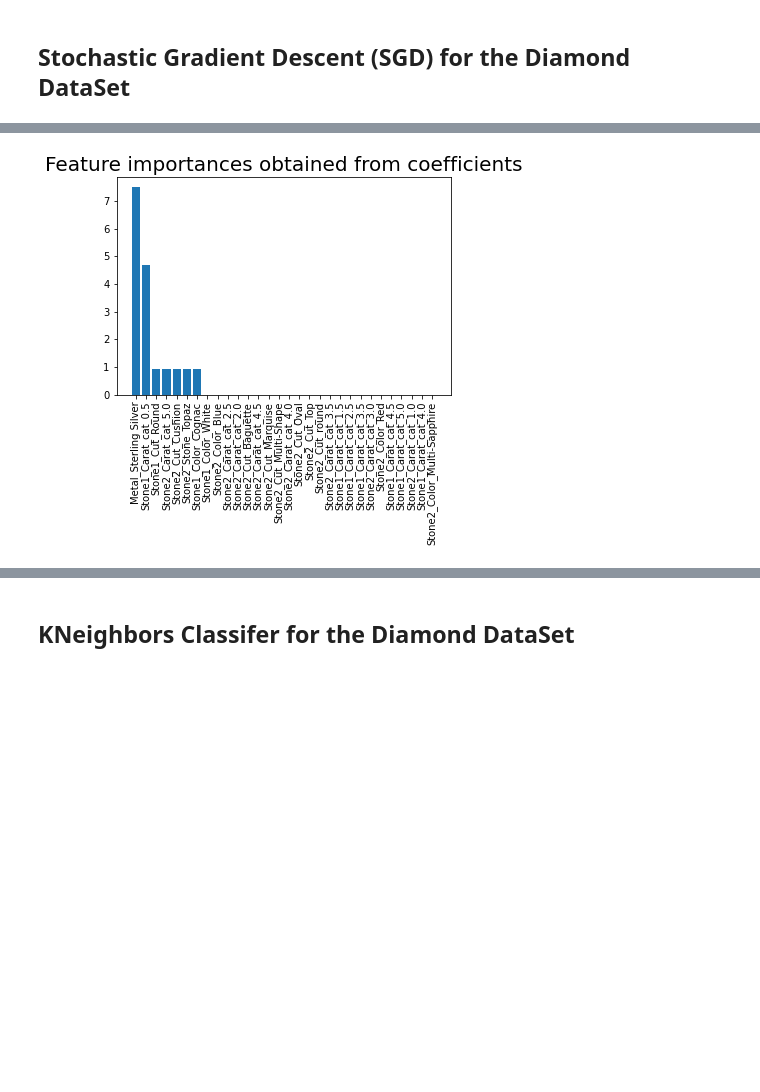
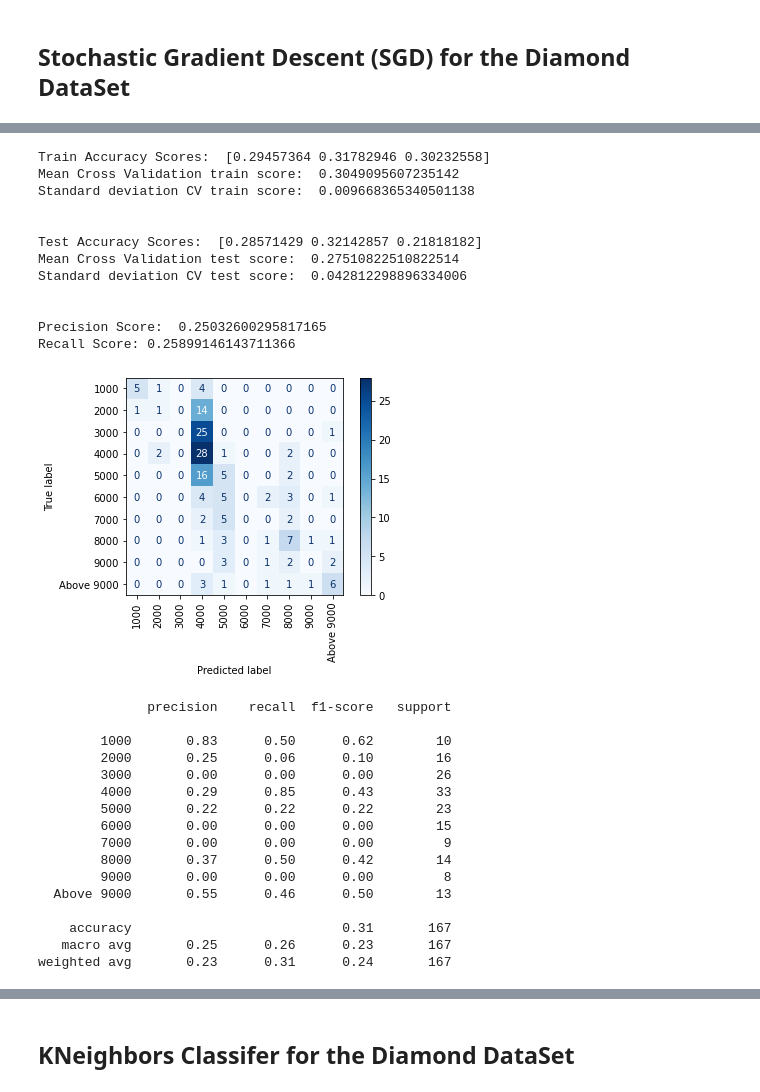
Before and after one commit to rgandhre/SpringBoard, a Jupyter notebook: DataScience_Capstone2/notebooks/Effy_EDA_Rings.ipynb, the cells around one changed output, grey strips where cells are left out. Drawn from its saved outputs; the diff is of its cells as text; code cells hidden in the pictures; blank space fills up the shorter version.

```diff
--- a/DataScience_Capstone2/notebooks/Effy_EDA_Rings.ipynb
+++ b/DataScience_Capstone2/notebooks/Effy_EDA_Rings.ipynb
@@ -1361,10 +1072,69 @@ weighted avg       0.25      0.27      0.19       167
-# %%
-importances_sgd = pd.DataFrame(data={'Attribute':X_train.columns, 'Importance':sgd_clf.coef_[0]})
-importances_sgd = importances_sgd.sort_values(by='Importance',ascending=False)
-
-plt.bar(x=importances_sgd['Attribute'][:30], height=importances_sgd['Importance'][:30])
-plt.title('Feature importances obtained from coefficients', size=20)
-plt.xticks(rotation='vertical')
-plt.show()
-# %% [output]
-[figure, removed]
+# %%
+from sklearn.linear_model import SGDClassifier
+
+sgd_clf = SGDClassifier()
+sgd_clf.fit(X_train, y_train)
+
+sgd_train_scores = cross_val_score(sgd_clf, X_train, y_train, cv=3,scoring='accuracy')
+
+print("Train Accuracy Scores: ", sgd_train_scores)
+print('Mean Cross Validation train score: ', np.mean(sgd_train_scores))
+print('Standard deviation CV train score: ', np.std(sgd_train_scores))
+
+sgd_test_scores = cross_val_score(sgd_clf, X_test, y_test, cv=3,scoring='accuracy')
+print('\n')
+print("Test Accuracy Scores: ", sgd_test_scores)
+print('Mean Cross Validation test score: ', np.mean(sgd_test_scores))
+print('Standard deviation CV test score: ', np.std(sgd_test_scores))
+
+y_pred_sgd = sgd_clf.predict(X_test)
+
+precision_sgd = precision_score(y_test, y_pred_sgd, average='macro')
+recall_sgd = recall_score(y_test,y_pred_sgd, average='macro')
+print('\n')
+print('Precision Score: ', precision_sgd)
+print('Recall Score:', recall_sgd)
+
+plot_confusion_matrix(sgd_clf, X_test, y_test,cmap=plt.cm.Blues)
+plt.xticks(rotation=90)
+plt.show()
+print('\n')
+print(classification_report(y_test, y_pred_sgd))
+
+importances_sgd = pd.DataFrame(data={'Attribute':X_train.columns, 'Importance':sgd_clf.coef_[0]})
+importances_sgd = importances_sgd.sort_values(by='Importance',ascending=False)
+
+plt.bar(x=importances_sgd['Attribute'][:30], height=importances_sgd['Importance'][:30])
+plt.title('Feature importances obtained from coefficients', size=20)
+plt.xticks(rotation='vertical')
+plt.show()
+# %% [output]
+Train Accuracy Scores:  [0.29457364 0.31782946 0.30232558]
+Mean Cross Validation train score:  0.3049095607235142
+Standard deviation CV train score:  0.009668365340501138
+
+
+Test Accuracy Scores:  [0.28571429 0.32142857 0.21818182]
+Mean Cross Validation test score:  0.27510822510822514
+Standard deviation CV test score:  0.042812298896334006
+
+
+Precision Score:  0.25032600295817165
+Recall Score: 0.25899146143711366
+[figure, added]
+              precision    recall  f1-score   support
+
+        1000       0.83      0.50      0.62        10
+        2000       0.25      0.06      0.10        16
+        3000       0.00      0.00      0.00        26
+        4000       0.29      0.85      0.43        33
+        5000       0.22      0.22      0.22        23
+        6000       0.00      0.00      0.00        15
+        7000       0.00      0.00      0.00         9
+        8000       0.37      0.50      0.42        14
+        9000       0.00      0.00      0.00         8
+  Above 9000       0.55      0.46      0.50        13
+
+    accuracy                           0.31       167
+   macro avg       0.25      0.26      0.23       167
+weighted avg       0.23      0.31      0.24       167
```
Also changed, not shown: parts of 85 cells of this notebook.
